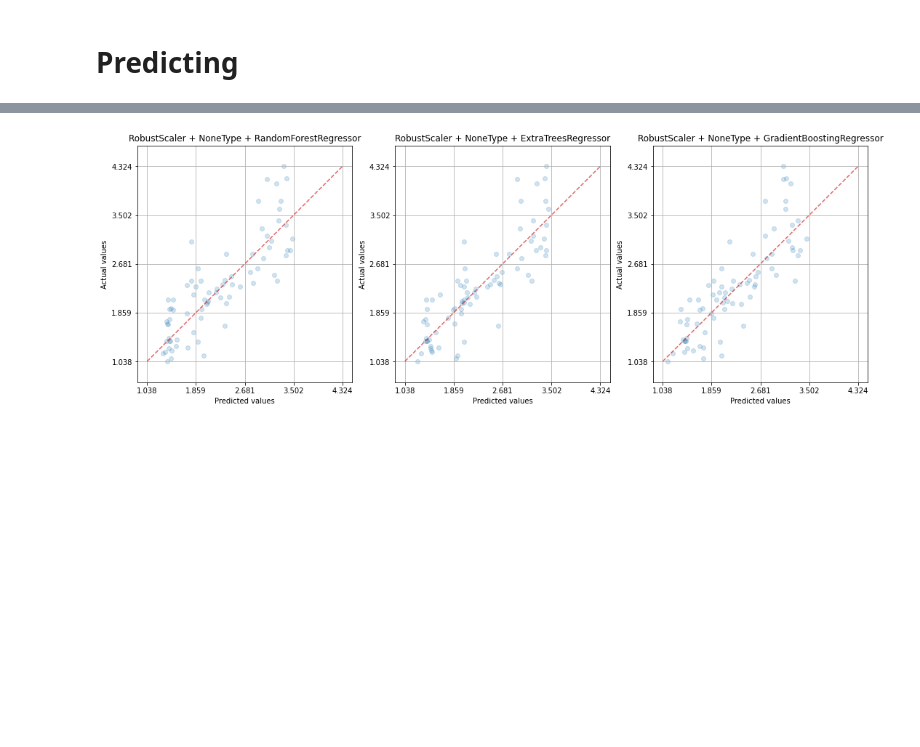
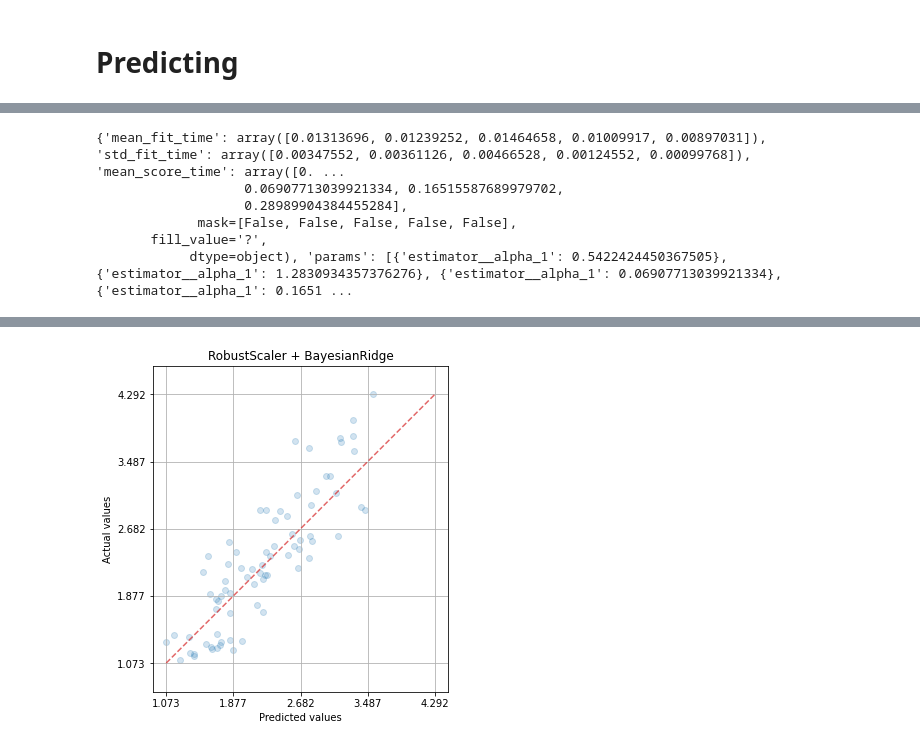
Before and after one commit to marco-luzzara/boardgame-complexity-predictor, a Jupyter notebook: src/predict.ipynb, the cells around one changed output, grey strips where cells are left out. Drawn from its saved outputs; the diff is of its cells as text; code cells hidden in the pictures; blank space fills up the shorter version.

Commit message:
testing best model

```diff
--- a/src/predict.ipynb
+++ b/src/predict.ipynb
@@ -56,6 +64,8 @@ def custom_cv_stratified_regression(fold_count: int,
                                     x, y,
                                     train_size = None, test_size = None,
                                     random_state = None) -> Generator[Tuple[List[int], List[int]], None, None]:
+    '''this stratified splitter equally distributes the rows in each split. In this way,
+    the same split will have easy, medium and hard board games equally distributed'''
     splitter = StratifiedShuffleSplit(n_splits=fold_count,
                                       train_size = train_size, test_size = test_size,
                                       random_state = random_state)
@@ -79,6 +89,8 @@ class Model:
         cls_name = component.__class__.__name__
         if cls_name == 'ColumnTransformer':
             cls_name = ' + '.join(trf[1].__class__.__name__ for trf in component.transformers)
+        if cls_name == 'RFECV':
+            cls_name = f'RFECV({component.estimator.__class__.__name__})'
 
         return cls_name
 
@@ -181,24 +189,22 @@ from sklearn.preprocessing import StandardScaler, RobustScaler, MinMaxScaler, Qu
 from sklearn.compose import ColumnTransformer
 from typing import List, Tuple, Any
 
-def build_column_transformer(*transformers: Tuple[Any, List[str]]):
-    return ColumnTransformer([(f'trf{i}', *trf) for i, trf in enumerate(transformers)], \
-                             remainder='passthrough')
+# def build_column_transformer(*transformers: Tuple[Any, List[str]]):
+#     return ColumnTransformer([(f'trf{i}', *trf) for i, trf in enumerate(transformers)], \
+#                              remainder='passthrough')
 
-features_to_scale = ['playingtime', 'rulebook_len', 'dice_luck_metric',
-    'drawing_luck_metric', 'shuffling_luck_metric', 'random_luck_metric',
-    'can_metric', 'choices_metric', 'entities_count', 'interaction_score',
-    'entities_variance']
+# features_to_scale = ['playingtime', 'rulebook_len', 'dice_luck_metric',
+#     'drawing_luck_metric', 'shuffling_luck_metric', 'random_luck_metric',
+#     'can_metric', 'choices_metric', 'entities_count', 'interaction_score',
+#     'entities_variance', 'actions_score']
 
-trf_minmax = build_column_transformer((MinMaxScaler(), features_to_scale))
-trf_maxabs = build_column_transformer((MaxAbsScaler(), features_to_scale))
-trf_robust = build_column_transformer((RobustScaler(), features_to_scale))
-# trf_quantile_uniform = build_column_transformer((QuantileTransformer(), features_to_scale))
-# trf_quantile_normal = build_column_transformer((QuantileTransformer(output_distribution='normal'), features_to_scale))
-trf_standard = build_column_transformer((StandardScaler(), features_to_scale))
+trf_minmax = MinMaxScaler() #build_column_transformer((MinMaxScaler(), features_to_scale))
+trf_maxabs = MaxAbsScaler() #build_column_transformer((MaxAbsScaler(), features_to_scale))
+trf_robust = RobustScaler() #build_column_transformer((RobustScaler(), features_to_scale))
+trf_standard = StandardScaler() #build_column_transformer((StandardScaler(), features_to_scale))
 trf_none = None
 
 trf = trf_minmax
 trfs = [trf_robust]#, trf_none]
 
-build_column_transformer((trf, features_to_scale))
+# build_column_transformer((trf, features_to_scale))
@@ -477,6 +472,7 @@ random_luck_metric  0.008 +/- 0.004
 # %% [markdown]
 # Predicting
 # %%
+from typing import Optional
 import numpy as np
 from sklearn.model_selection import cross_validate, ShuffleSplit, GridSearchCV, train_test_split
 from sklearn.metrics import r2_score, mean_squared_error, mean_absolute_error, mean_absolute_percentage_error
@@ -485,7 +481,7 @@ def build_new_results(current_results,
                       model_name: str,
                       validation_scores: PerformanceMetrics,
                       testing_scores: PerformanceMetrics,
-                      best_params: Dict[str, Any]):
+                      best_params: Optional[Dict[str, Any]]):
     return pd.concat([current_results, pd.DataFrame({
                 ('Model', ''): [model_name],
                 ('Validation Scores', 'R2'): [validation_scores.r2],
@@ -507,7 +503,7 @@ cv_scorings = ['r2', 'neg_mean_absolute_error', 'neg_mean_absolute_percentage_er
 
 x_train, x_test, y_train, y_test = \
     train_test_stratified_split(x_all, y_all,
-                                test_size = 0.20, random_state = 2)
+                                test_size = 0.20, random_state = 0)
 
 for i_category, item in enumerate(models.items()):
     #create_header(item[0])
@@ -555,2 +543,8 @@ INFO:bgg_predict:model RobustScaler + NoneType + GradientBoostingRegressor is re
+{'mean_fit_time': array([0.01313696, 0.01239252, 0.01464658, 0.01009917, 0.00897031]), 'std_fit_time': array([0.00347552, 0.00361126, 0.00466528, 0.00124552, 0.00099768]), 'mean_score_time': array([0. ...
+                   0.06907713039921334, 0.16515587689979702,
+                   0.28989904384455284],
+             mask=[False, False, False, False, False],
+       fill_value='?',
+            dtype=object), 'params': [{'estimator__alpha_1': 0.5422424450367505}, {'estimator__alpha_1': 1.2830934357376276}, {'estimator__alpha_1': 0.06907713039921334}, {'estimator__alpha_1': 0.1651 ...
 |  | Model | Validation Scores |  |  |  | Testing Scores |  |  |  | ... |
 |  |  | R2 | MAE | MAPE | MSE | R2 | MAE | MAPE | MSE | ... |
@@ -560 +552 @@ INFO:bgg_predict:model RobustScaler + NoneType + GradientBoostingRegressor is re
-[figure, old version]
+[figure, new version]
```
Also changed, not shown: parts of 7 cells of this notebook.
